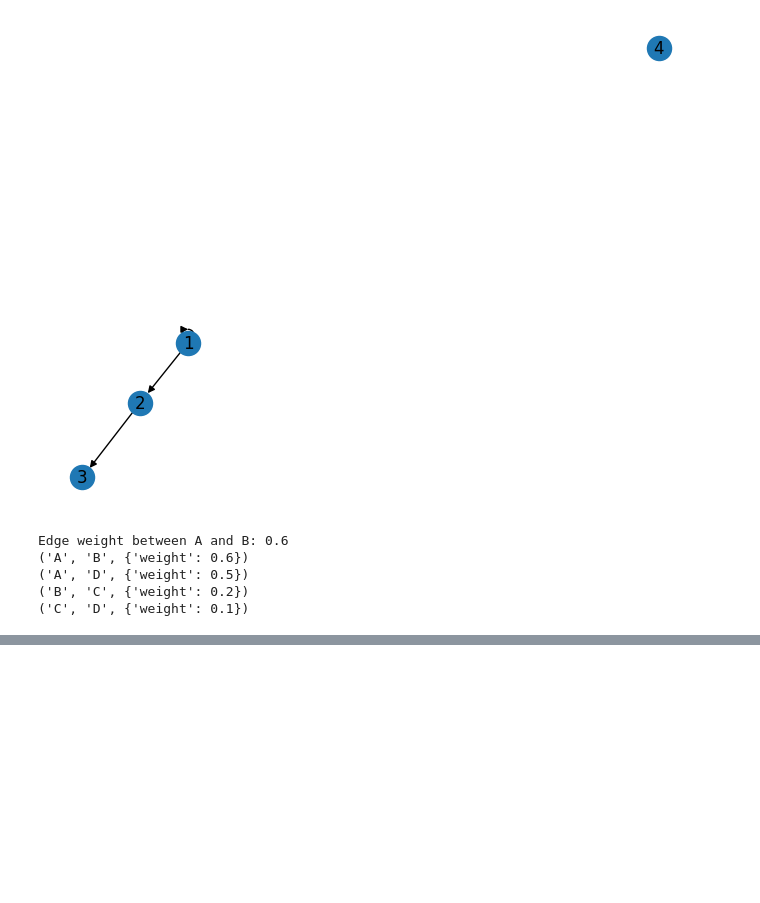
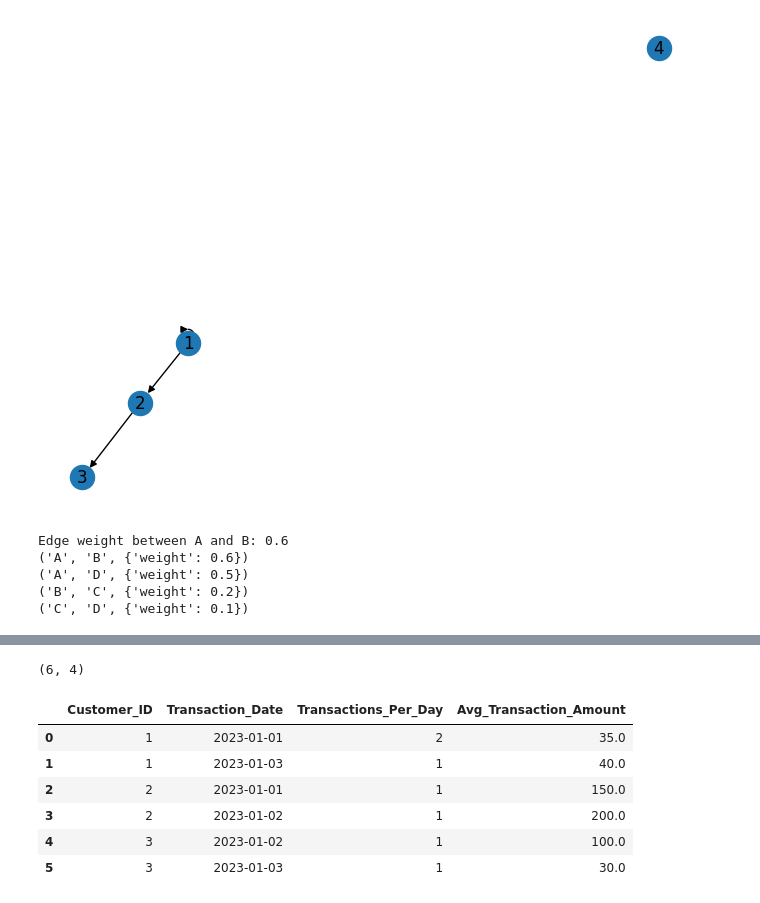
Before and after one commit to shyu61/math, a Jupyter notebook: lightgbm/main.ipynb, the cells around one changed output, grey strips where cells are left out. Saved outputs shown, nothing was run; the diff lists cells and outputs as text; code cells hidden in the pictures; blank space fills up the shorter version.

```diff
--- a/lightgbm/main.ipynb
+++ b/lightgbm/main.ipynb
@@ -51,0 +88,12 @@ Edge weight between A and B: 0.6
+# %%
+print(daily_transactions.shape)
+daily_transactions
+# %% [output]
+(6, 4)
+|  | Customer_ID | Transaction_Date | Transactions_Per_Day | Avg_Transaction_Amount |
+| 0 | 1 | 2023-01-01 | 2 | 35.0 |
+| 1 | 1 | 2023-01-03 | 1 | 40.0 |
+| 2 | 2 | 2023-01-01 | 1 | 150.0 |
+| 3 | 2 | 2023-01-02 | 1 | 200.0 |
+| 4 | 3 | 2023-01-02 | 1 | 100.0 |
+| 5 | 3 | 2023-01-03 | 1 | 30.0 |
```
Also changed, not shown: parts of 13 cells of this notebook, 1 other file.
